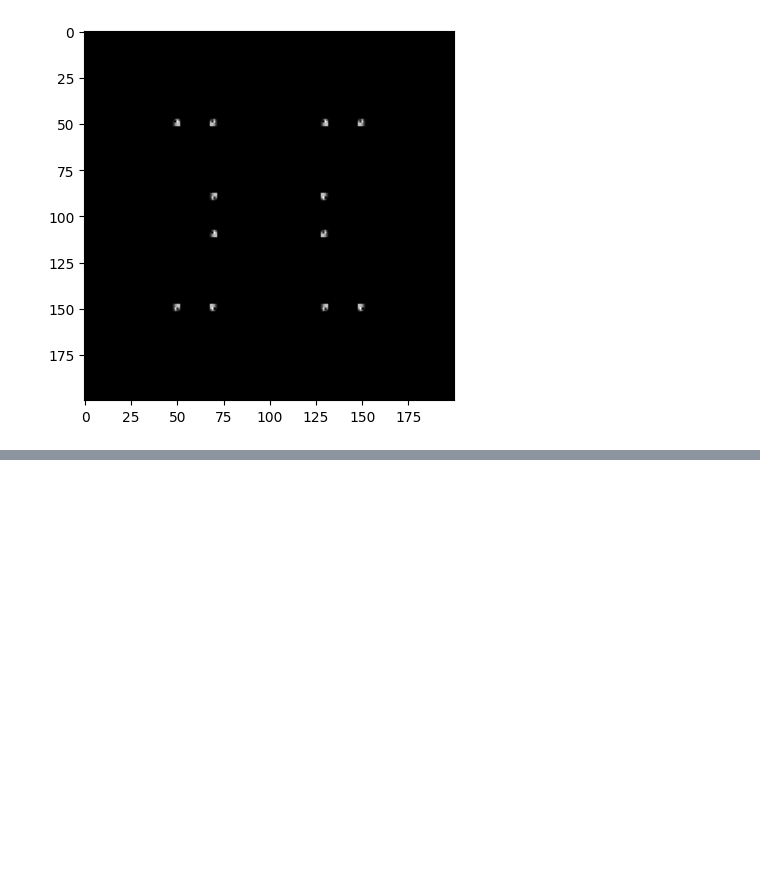
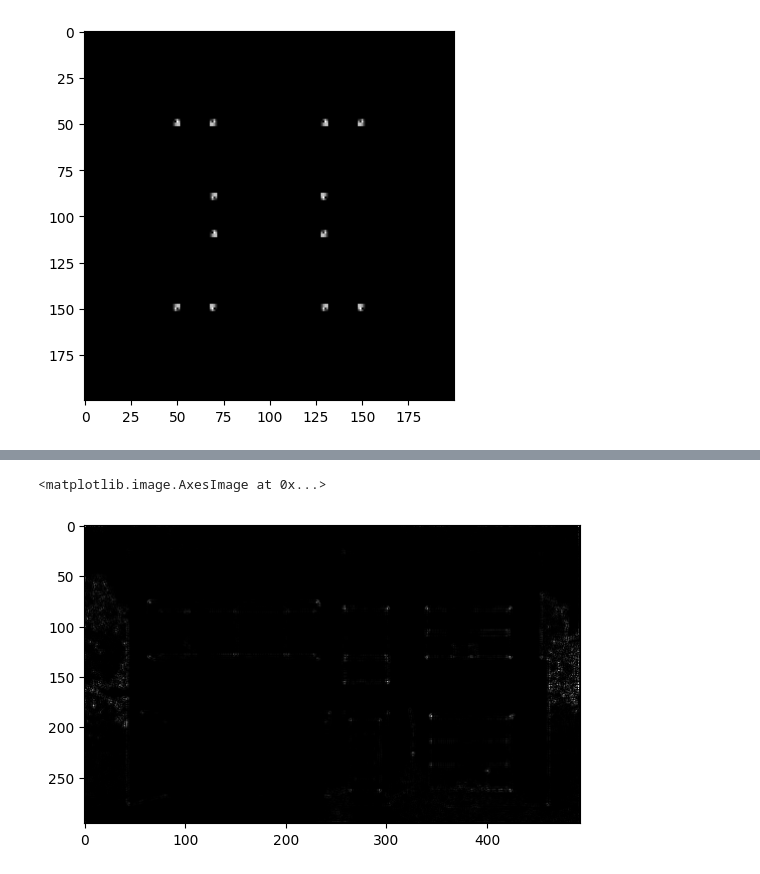
Before and after one commit to aydanlau/gef2023_GenAI, a Jupyter notebook: phase1+2/P2L3 Exercises/exercise_7_Haris_corner_detection.ipynb, the cells around one changed output, grey strips where cells are left out. Saved outputs shown, nothing was run; the diff lists cells and outputs as text; code cells hidden in the pictures; blank space fills up the shorter version.

```diff
--- a/phase1+2/P2L3 Exercises/exercise_7_Haris_corner_detection.ipynb
+++ b/phase1+2/P2L3 Exercises/exercise_7_Haris_corner_detection.ipynb
@@ -87,0 +113,24 @@ plt.imshow(np.abs(H), cmap='gray')
+# %%
+# Get the second derivative Ixx
+house_Ixx = signal.convolve2d(house_Ix, sobelx, "same")
+# Iyy
+house_Iyy = signal.convolve2d(house_Iy, sobely, "same")
+# Ixy Image
+house_Ixy = signal.convolve2d(house_Ix, sobely, "same")
+
+# Calcualte herssian matrix
+house_Hm = np.array([[house_Ixx, house_Ixy],[house_Ixy, house_Iyy]])
+
+# Get determinant
+house_det = house_Ixx * house_Iyy - house_Ixy ** 2
+
+# Get trace
+house_trace = house_Ixx + house_Iyy
+
+# det(H) - a * trace(H), where a is constant
+house_H = house_det - 0.1 * house_trace
+
+plt.imshow(np.abs(house_H), cmap='gray')
+# %% [output]
+<matplotlib.image.AxesImage at 0x...>
+[figure, added]
```
Also changed, not shown: parts of 2 cells of this notebook.
